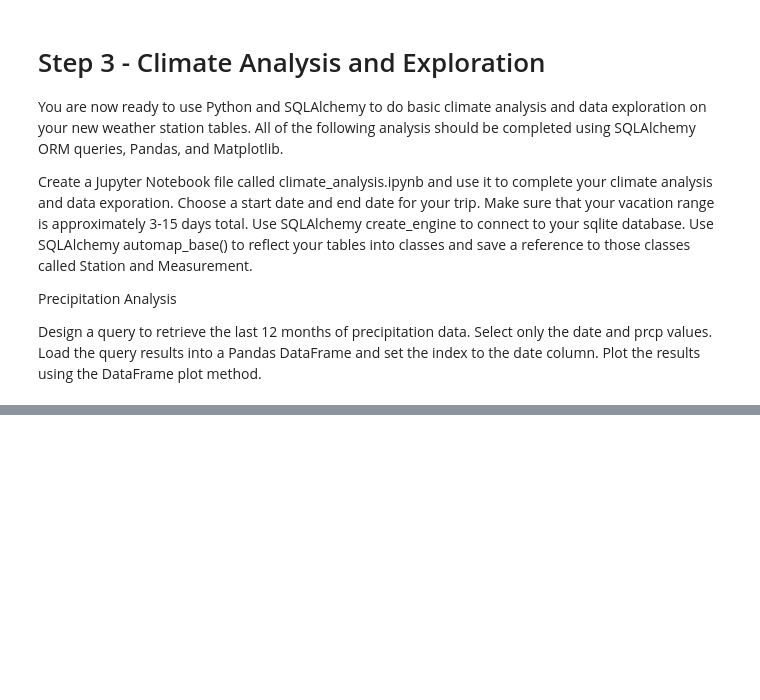
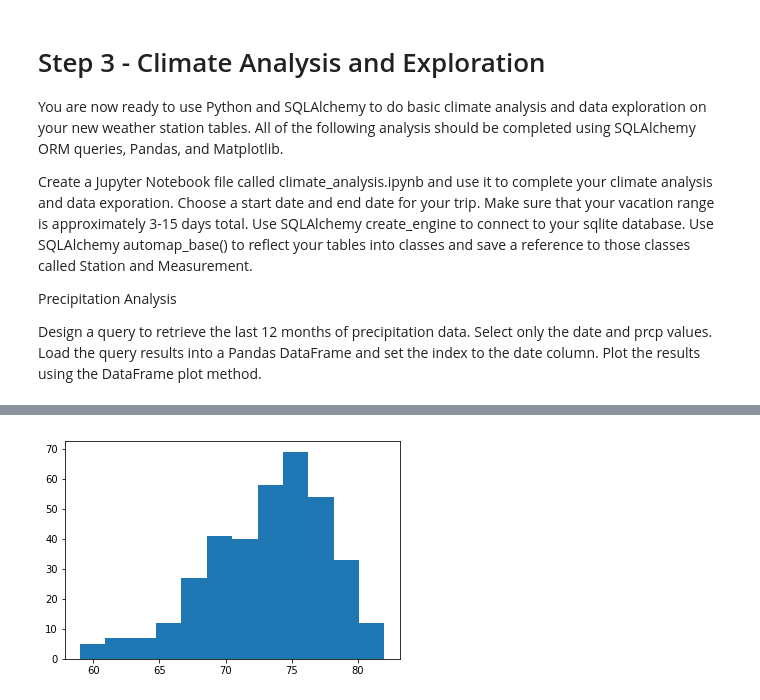
Before and after one commit to JNeuda/Surfs-UP-, a Jupyter notebook: climate_analysis.ipynb, the cells around one changed output, grey strips where cells are left out. Drawn from its saved outputs; the diff is of its cells as text; code cells hidden in the pictures; blank space fills up the shorter version.

```diff
--- a/climate_analysis.ipynb
+++ b/climate_analysis.ipynb
@@ -24,5 +30,6 @@ import matplotlib.pyplot as plt
 # %%
-engine = create_engine("sqlite:///Resources/hawaii.sqlite", echo=False)
+engine = create_engine("sqlite:///Resources/hawaii.sqlite")
+session=Session(bind=engine)
 # %%
 Base = automap_base()
 Base.prepare(engine, reflect=True)
@@ -37,0 +159,7 @@ session = Session(engine)
+# %%
+# Design a query to retrieve the last 12 months of temperature observation data (tobs).
+# Filter by the station with the highest number of observations.
+
+p12m_temp = session.query(Measurements).filter(Measurements.date>='2016-08-01',Measurements.date<'2017-08-01',Measurements.station=='USC00519281').with_entities(Measurements.date, Measurements.tobs)
+df = pd.read_sql(p12m_temp.statement, p12m_temp.session.bind).set_index('date').reset_index().reset_index()
+df.head()
@@ -37,0 +182,5 @@ session = Session(engine)
+# %%
+plt.hist(df['tobs'],12)
+plt.show()
+# %% [output]
+[figure, added]
```
Also changed, not shown: parts of 15 cells of this notebook, 16 other files.
